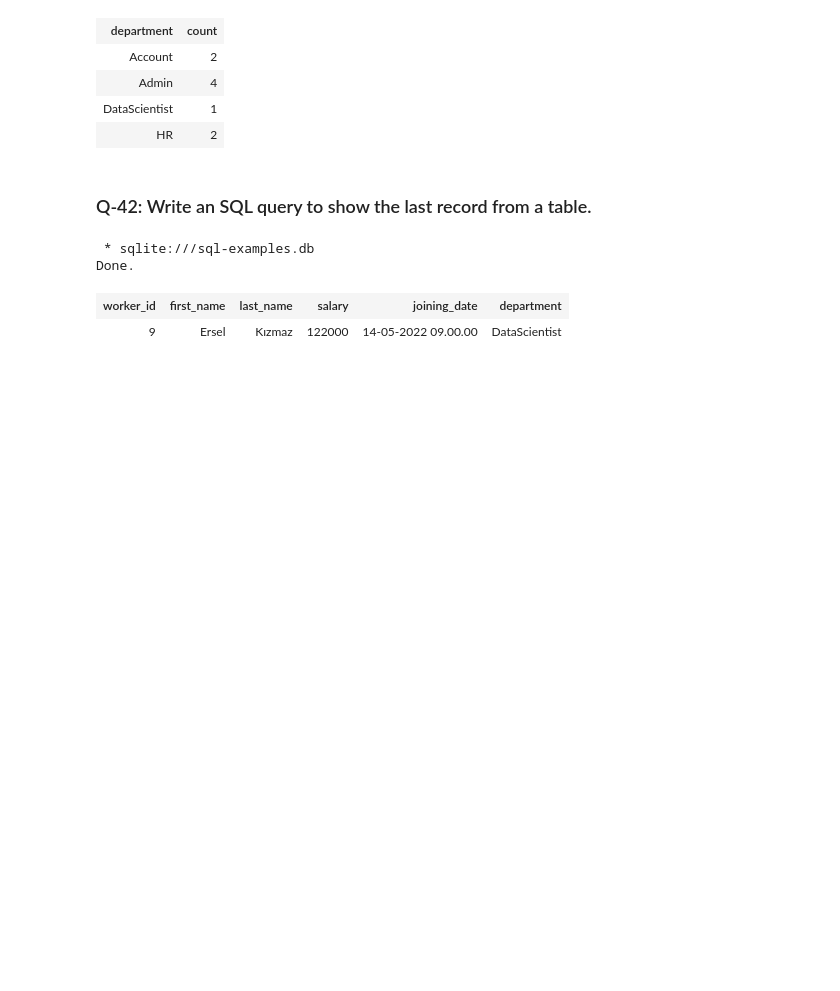
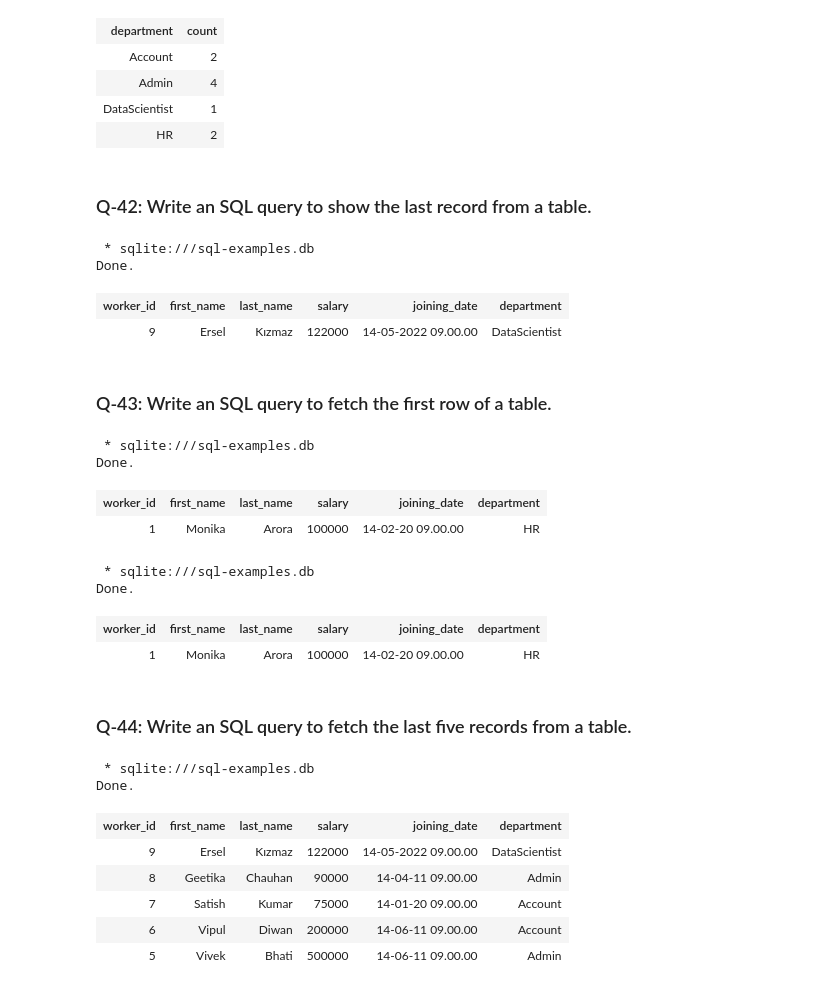
Before and after one commit to mrkizmaz/SQL-Operations, a Jupyter notebook: SQL-50examples.ipynb, the cells around one changed output. Saved outputs shown, nothing was run; the diff lists cells and outputs as text; code cells hidden in the pictures; blank space fills up the shorter version.

```diff
--- a/SQL-50examples.ipynb
+++ b/SQL-50examples.ipynb
@@ -918,0 +915,10 @@ Done.
+# %% [markdown]
+### Q-43: Write an SQL query to fetch the first row of a table.
+# %%
+%%sql
+SELECT * FROM Workers LIMIT 1;
+# %% [output]
+ * sqlite:///sql-examples.db
+Done.
+| worker_id | first_name | last_name | salary | joining_date | department |
+| 1 | Monika | Arora | 100000 | 14-02-20 09.00.00 | HR |
@@ -918,0 +927,22 @@ Done.
+# %%
+%%sql
+SELECT * FROM Workers WHERE worker_id = (SELECT MIN(worker_id) FROM Workers);
+# %% [output]
+ * sqlite:///sql-examples.db
+Done.
+| worker_id | first_name | last_name | salary | joining_date | department |
+| 1 | Monika | Arora | 100000 | 14-02-20 09.00.00 | HR |
+# %% [markdown]
+### Q-44: Write an SQL query to fetch the last five records from a table.
+# %%
+%%sql
+SELECT * FROM Workers ORDER BY worker_id DESC LIMIT 5;
+# %% [output]
+ * sqlite:///sql-examples.db
+Done.
+| worker_id | first_name | last_name | salary | joining_date | department |
+| 9 | Ersel | Kızmaz | 122000 | 14-05-2022 09.00.00 | DataScientist |
+| 8 | Geetika | Chauhan | 90000 | 14-04-11 09.00.00 | Admin |
+| 7 | Satish | Kumar | 75000 | 14-01-20 09.00.00 | Account |
+| 6 | Vipul | Diwan | 200000 | 14-06-11 09.00.00 | Account |
+| 5 | Vivek | Bhati | 500000 | 14-06-11 09.00.00 | Admin |
```
Also changed, not shown: parts of 4 cells of this notebook.
